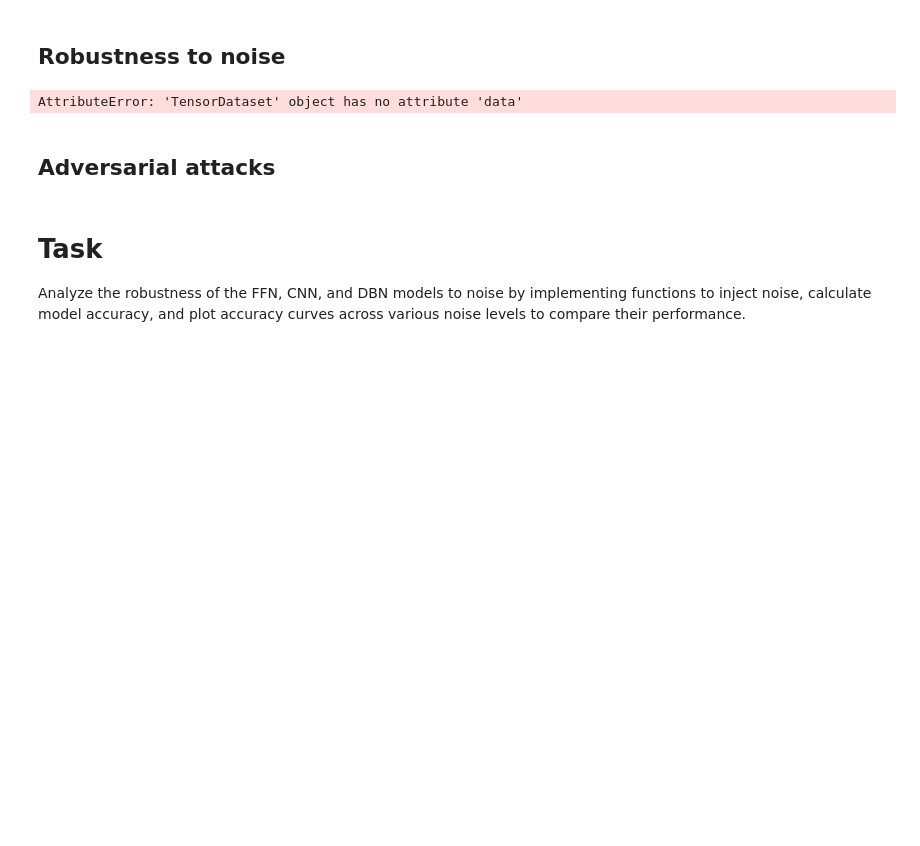
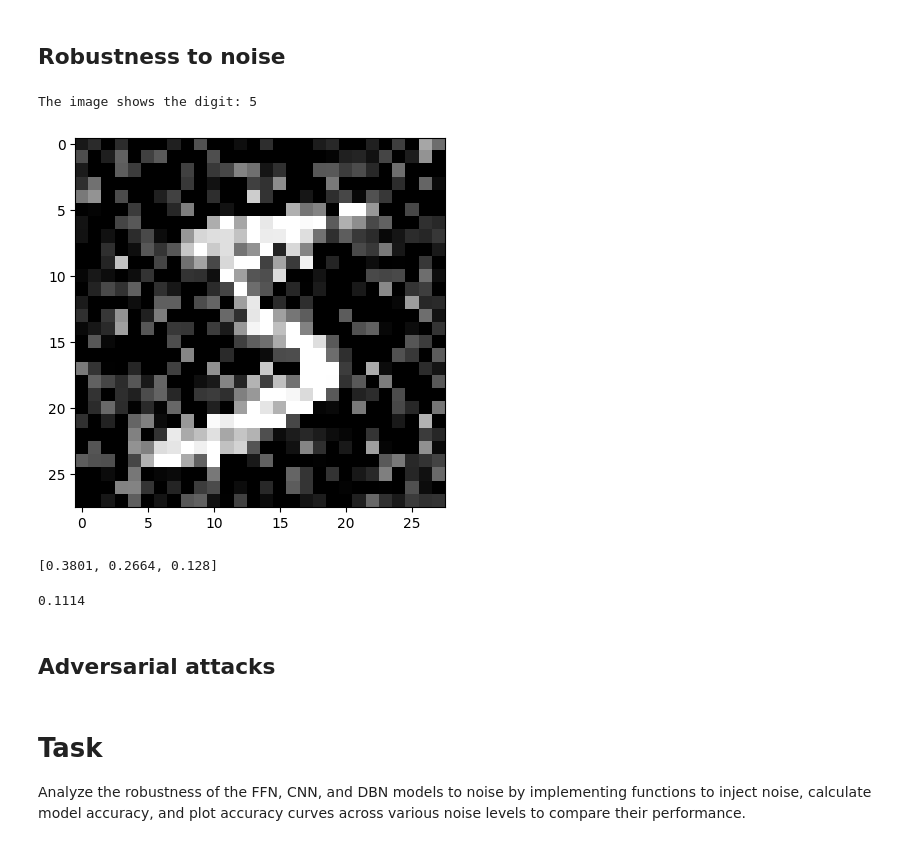
Before and after one commit to pavelihno/cognition-computation-project, a Jupyter notebook: notebook.ipynb, the cells around one changed output. Cells and saved outputs as stored; diff of their text form; code cells hidden in the pictures; blank space fills up the shorter version.

Commit message:
FFN trained, noise injected

```diff
--- a/notebook.ipynb
+++ b/notebook.ipynb
@@ -946,5 +998,18 @@ def inject_noise(data, noise_level=0.1):
     noisy_data = data + noise
     return noisy_data
 
+def inject_mnist_noise(base_ds, train_flag: bool, noise_level=0.1):
+    noisy_ds = torchvision.datasets.MNIST(
+        root=base_ds.root,
+        train=train_flag,
+        download=False,
+        transform=base_ds.transform,
+        target_transform=base_ds.target_transform
+    )
+    noisy_ds.data = inject_noise(base_ds.data.clone(), noise_level=noise_level).clamp(0, 1)
+    noisy_ds.targets = base_ds.targets.clone()
+    return noisy_ds
+
+
 def plot_noise_robustness_curve(noise_levels, accuracy_values):
-  pass
+    pass
@@ -960,10 +1016,47 @@ noise_test_loader = DataLoader(noise_test_ds, batch_size=batch_size, shuffle=Fal
-# %%
-idx = 0
-img, digit = noise_train_ds[idx]
-
-show_img(img, digit)
-# %% [output]
-AttributeError: 'TensorDataset' object has no attribute 'data'
+# %%
+noise_level = 0.3
+
+noise_train_ds = inject_mnist_noise(mnist_train_ds, train_flag=True,  noise_level=noise_level)
+noise_test_ds = inject_mnist_noise(mnist_test_ds,  train_flag=False, noise_level=noise_level)
+
+noise_train_loader = DataLoader(noise_train_ds, batch_size=batch_size, shuffle=True)
+noise_test_loader = DataLoader(noise_test_ds,  batch_size=batch_size, shuffle=False)
+# %%
+idx = 0
+img = noise_train_ds.data[idx]
+digit = noise_train_ds.targets[idx]
+
+show_img(img, digit)
+# %% [output]
+The image shows the digit: 5
+[figure, added]
+# %%
+linear_accuracies = test_linear_layers(
+    linear_layer_dicts=linear_layers,
+    test_ds=noise_test_ds,
+    device=device,
+    print_output=False
+)
+
+print(linear_accuracies)
+# %% [output]
+[0.3801, 0.2664, 0.128]
+# %%
+criterion_cls = nn.CrossEntropyLoss
+criterion_params = {}
+
+_, ffn_accuracy = test_model(
+    model=ffn_model,
+    test_loader=noise_test_loader,
+    criterion_cls=criterion_cls,
+    criterion_params=criterion_params,
+    device=device,
+    print_output=False
+)
+
+print(ffn_accuracy)
+# %% [output]
+0.1114
 # %% [markdown]
 ## Adversarial attacks
 # %% [markdown]
```
Also changed, not shown: parts of 13 cells of this notebook.
